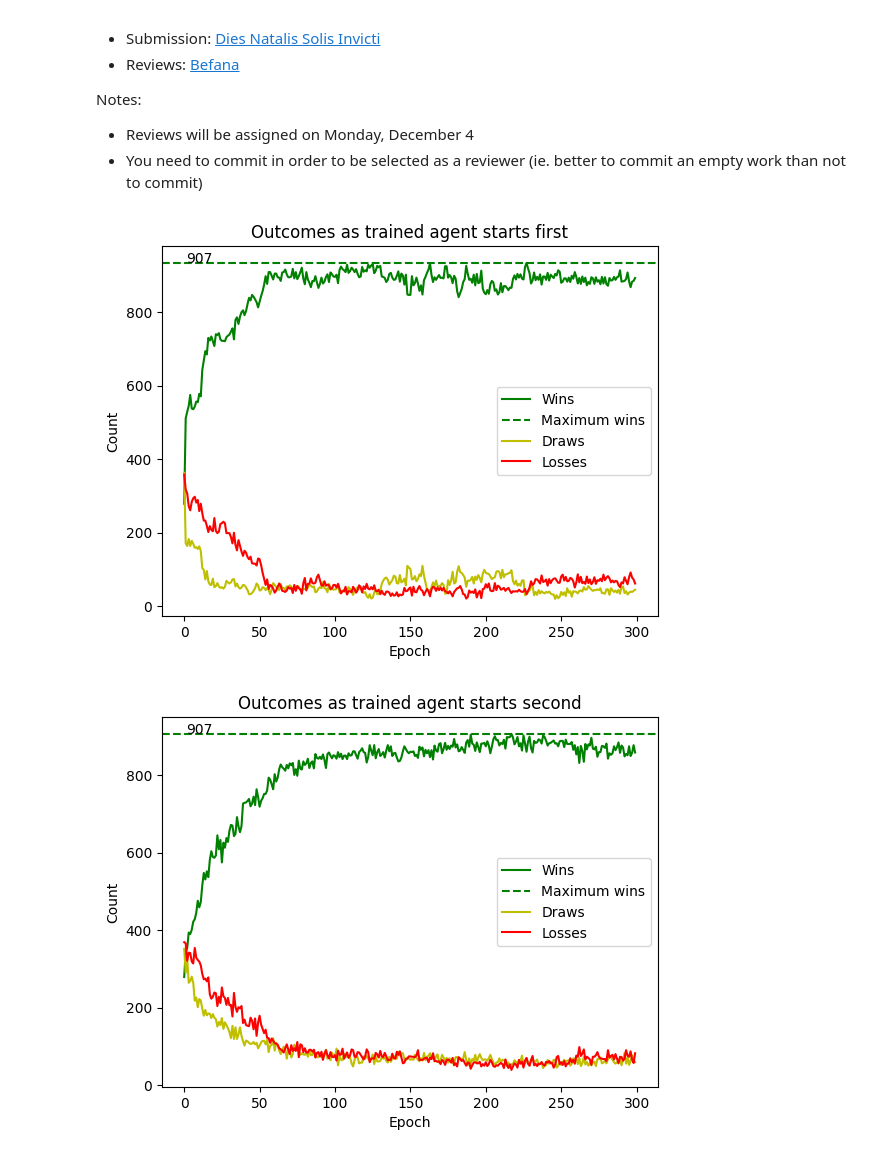
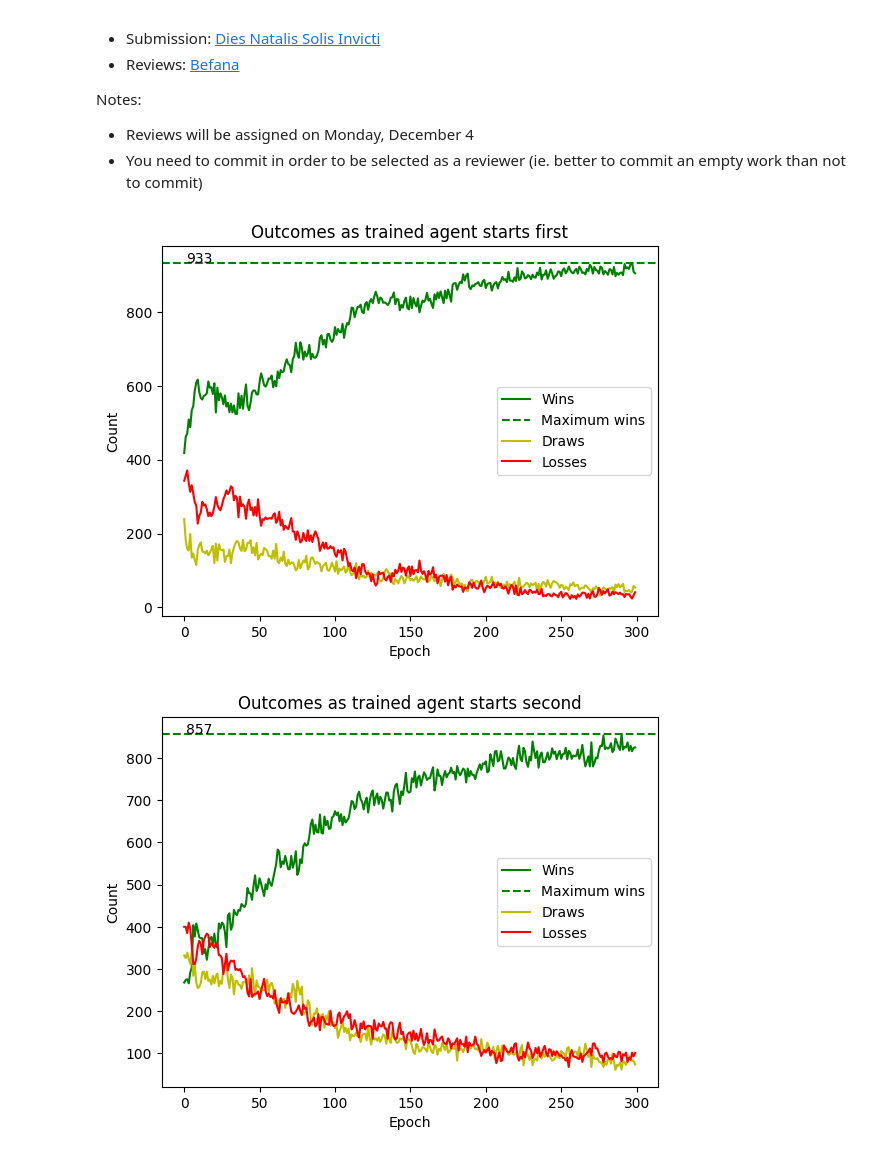
Before and after one commit to AlbertoForesti/computational_intelligence, a Jupyter notebook: Lab10/lab10.ipynb, the cells around one changed output. Saved outputs shown, nothing was run; the diff lists cells and outputs as text; code cells hidden in the pictures.

```diff
--- a/Lab10/lab10.ipynb
+++ b/Lab10/lab10.ipynb
@@ -244,8 +244,8 @@ class TrainTask:
         else:
             return curr_player
 # %%
-task = TrainTask(num_matches=int(3e4), test_freq=int(1e2), df=1, lr=0.5, p=0.99)
+task = TrainTask(num_matches=int(3e4), test_freq=int(1e2), df=0.9, lr=0.1, p=0.99)
 task.train()
 # %% [output]
-[figure, old version]
+[figure, new version]
-[figure, old version]
+[figure, new version]
```
Also changed, not shown: 7 other files.
